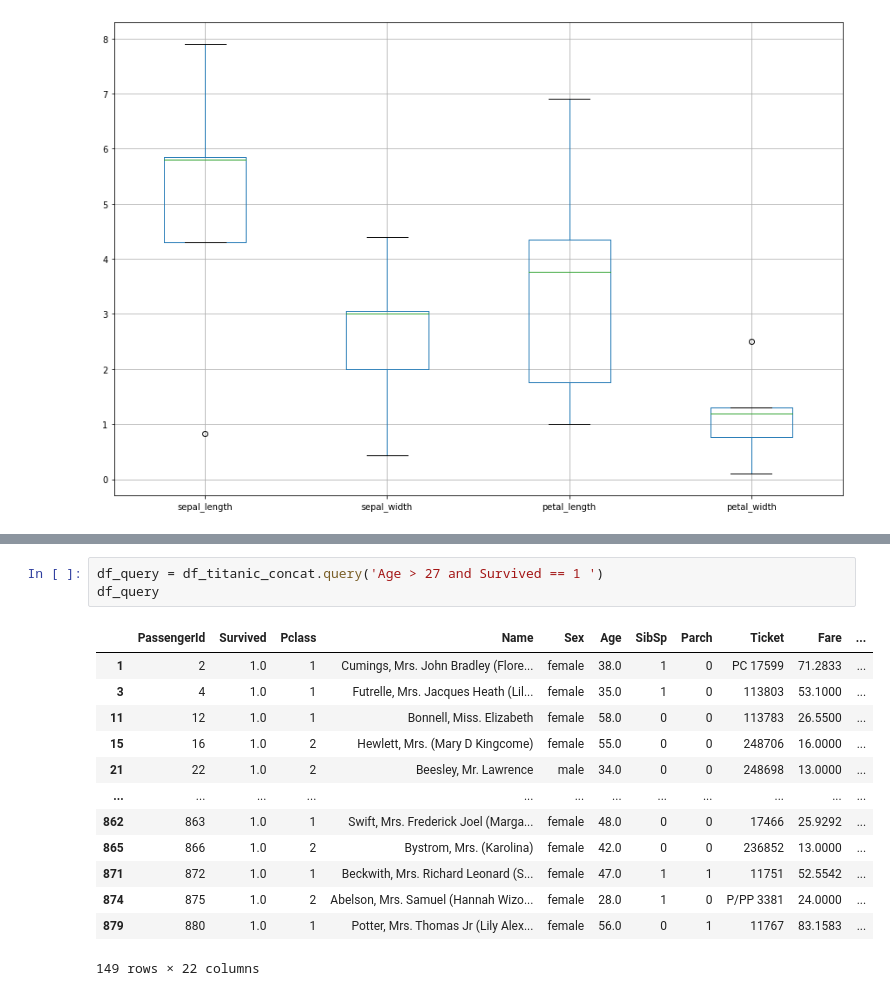
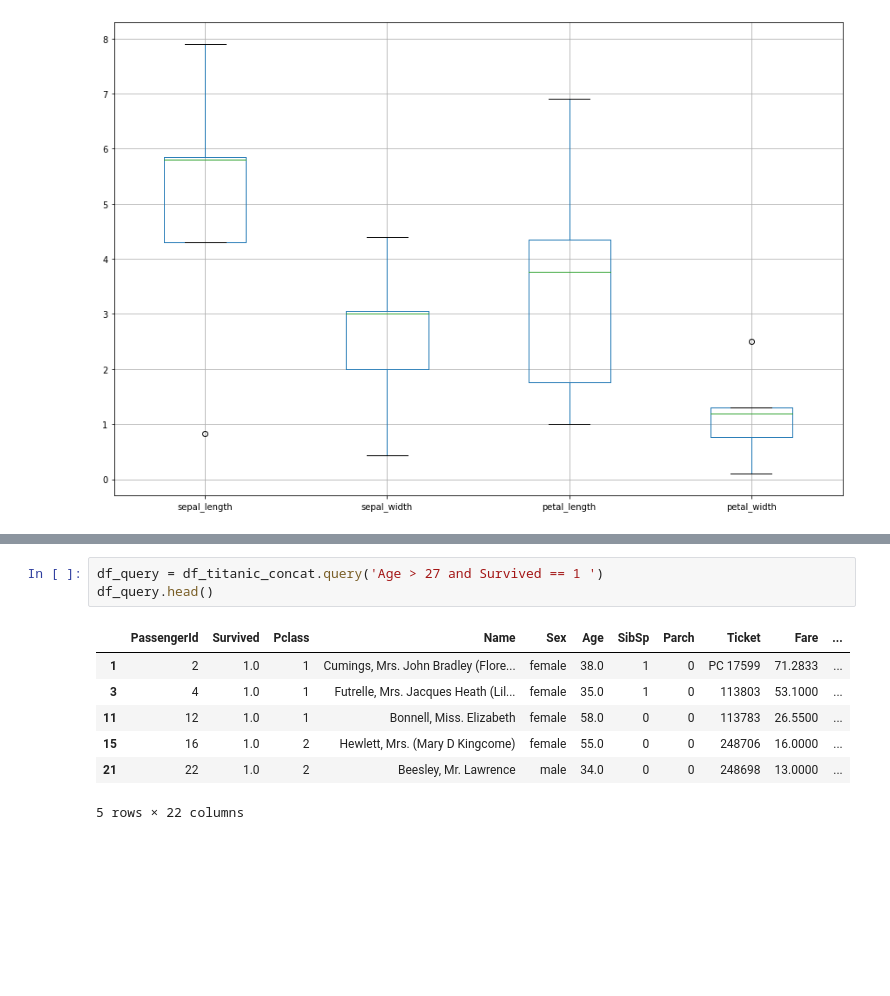
Before and after one commit to fcoprata/Review-Python, a Jupyter notebook: Analyzing_iris.ipynb, the cells around one changed output, grey strips where cells are left out. Drawn from its saved outputs; the diff is of its cells as text; blank space fills up the shorter version.

```diff
--- a/Analyzing_iris.ipynb
+++ b/Analyzing_iris.ipynb
@@ -209,17 +168,11 @@ acidente.
 # %%
 df_query = df_titanic_concat.query('Age > 27 and Survived == 1 ')
-df_query
+df_query.head()
 # %% [output]
 |  | PassengerId | Survived | Pclass | Name | Sex | Age | SibSp | Parch | Ticket | Fare | ... |
 | 1 | 2 | 1.0 | 1 | Cumings, Mrs. John Bradley (Flore... | female | 38.0 | 1 | 0 | PC 17599 | 71.2833 | ... |
 | 3 | 4 | 1.0 | 1 | Futrelle, Mrs. Jacques Heath (Lil... | female | 35.0 | 1 | 0 | 113803 | 53.1000 | ... |
 | 11 | 12 | 1.0 | 1 | Bonnell, Miss. Elizabeth | female | 58.0 | 0 | 0 | 113783 | 26.5500 | ... |
 | 15 | 16 | 1.0 | 2 | Hewlett, Mrs. (Mary D Kingcome) | female | 55.0 | 0 | 0 | 248706 | 16.0000 | ... |
 | 21 | 22 | 1.0 | 2 | Beesley, Mr. Lawrence | male | 34.0 | 0 | 0 | 248698 | 13.0000 | ... |
-| ... | ... | ... | ... | ... | ... | ... | ... | ... | ... | ... | ... |
-| 862 | 863 | 1.0 | 1 | Swift, Mrs. Frederick Joel (Marga... | female | 48.0 | 0 | 0 | 17466 | 25.9292 | ... |
-| 865 | 866 | 1.0 | 2 | Bystrom, Mrs. (Karolina) | female | 42.0 | 0 | 0 | 236852 | 13.0000 | ... |
-| 871 | 872 | 1.0 | 1 | Beckwith, Mrs. Richard Leonard (S... | female | 47.0 | 1 | 1 | 11751 | 52.5542 | ... |
-| 874 | 875 | 1.0 | 2 | Abelson, Mrs. Samuel (Hannah Wizo... | female | 28.0 | 1 | 0 | P/PP 3381 | 24.0000 | ... |
-| 879 | 880 | 1.0 | 1 | Potter, Mrs. Thomas Jr (Lily Alex... | female | 56.0 | 0 | 1 | 11767 | 83.1583 | ... |
-149 rows × 22 columns
+5 rows × 22 columns
```
Also changed, not shown: parts of 31 cells of this notebook.
